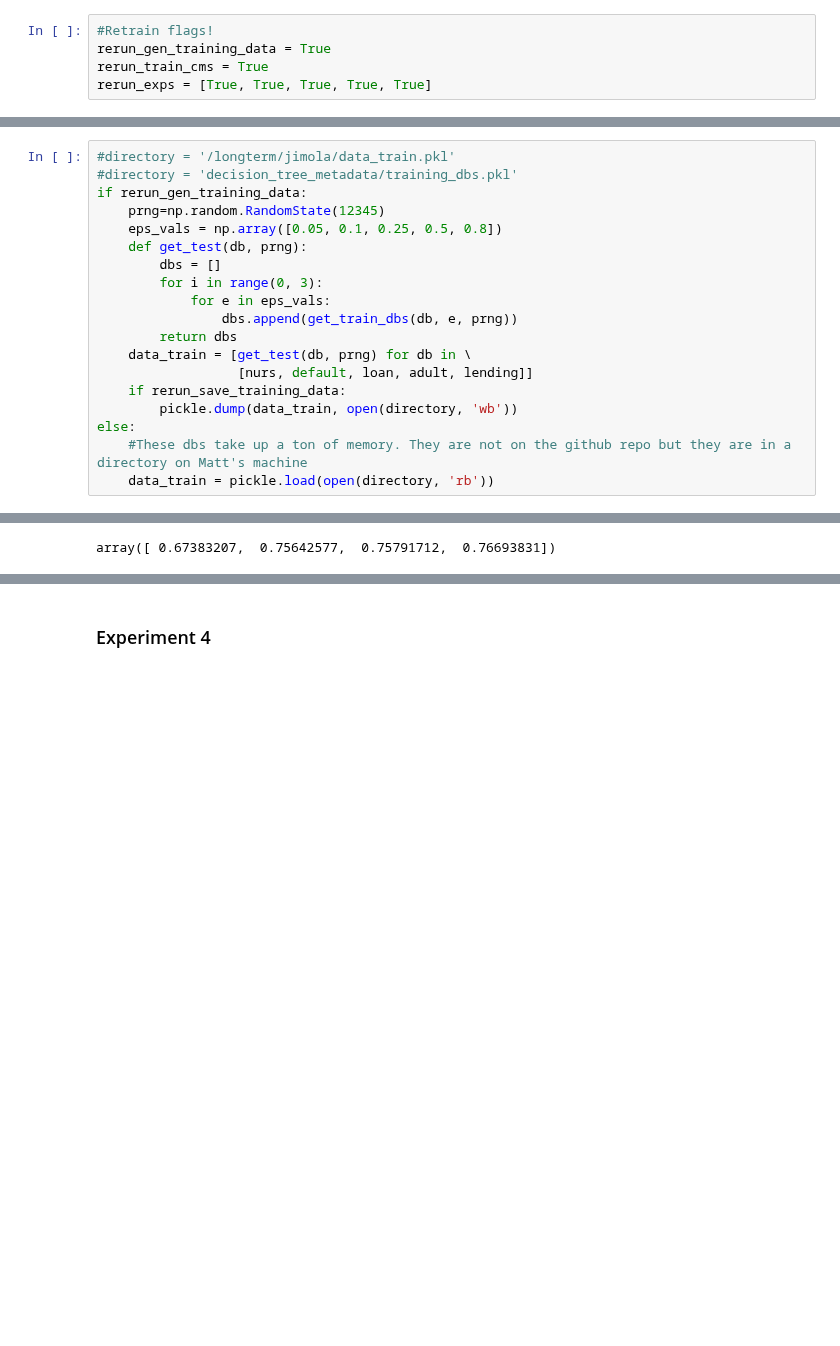
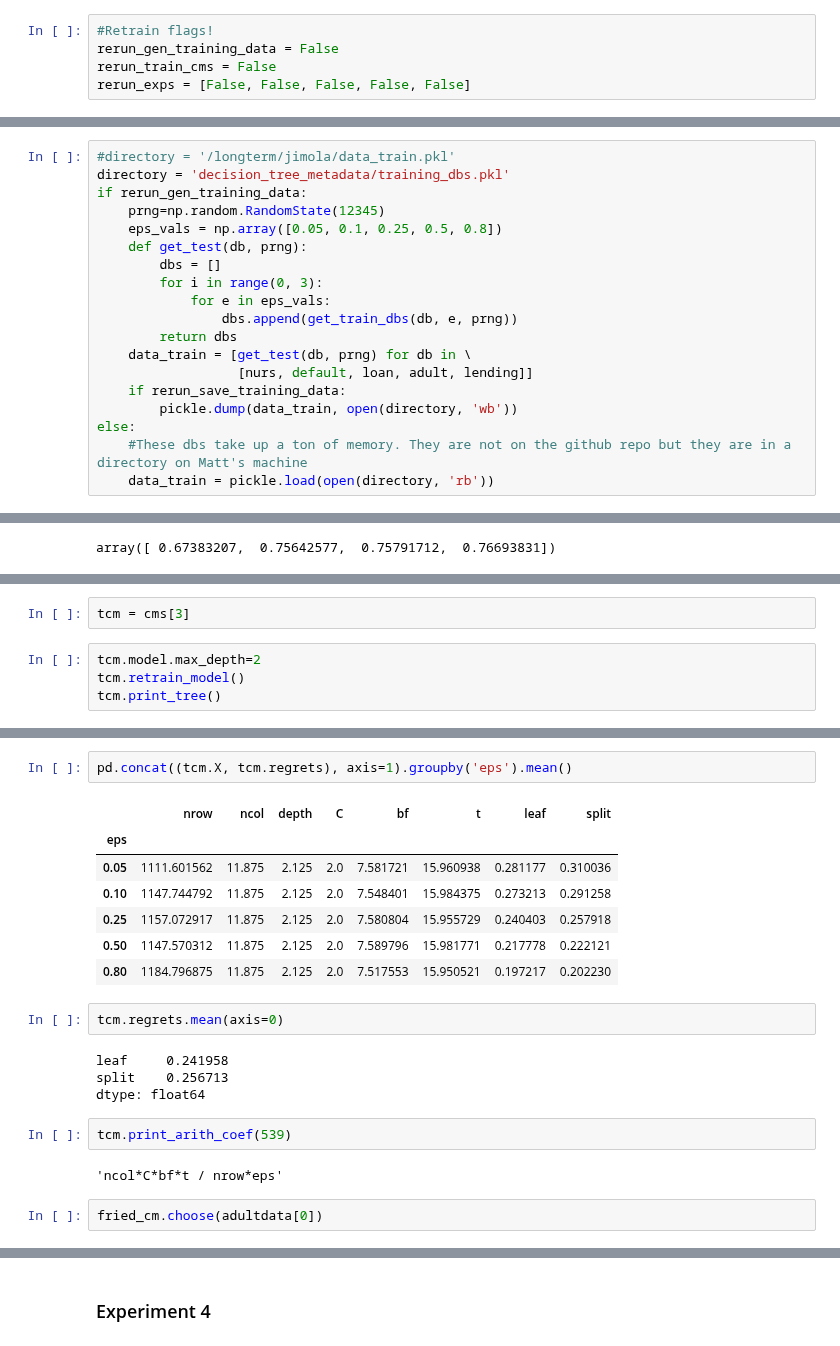
Before and after one commit to jimola/S18_Research, a Jupyter notebook: Python/DecisionTree.ipynb, the cells around one changed output, grey strips where cells are left out. Drawn from its saved outputs; the diff is of its cells as text; blank space fills up the shorter version.

```diff
--- a/Python/DecisionTree.ipynb
+++ b/Python/DecisionTree.ipynb
@@ -31,9 +31,9 @@ from decision_tree import CoefCM, Leaf, Split, DB, DBMetas, PDTree
 import copy
 # %%
 #Retrain flags!
-rerun_gen_training_data = True
-rerun_train_cms = True
-rerun_exps = [True, True, True, True, True]
+rerun_gen_training_data = False
+rerun_train_cms = False
+rerun_exps = [False, False, False, False, False]
 # %%
 tree_algs = {'leaf': Leaf(), 'split': Split()}
 """
@@ -145,7 +135,7 @@ def get_test_dbs(seed_db, eps, prng):
     return d
 # %%
 #directory = '/longterm/jimola/data_train.pkl'
-#directory = 'decision_tree_metadata/training_dbs.pkl'
+directory = 'decision_tree_metadata/training_dbs.pkl'
 if rerun_gen_training_data:
     prng=np.random.RandomState(12345)
     eps_vals = np.array([0.05, 0.1, 0.25, 0.5, 0.8])
@@ -400 +396,7 @@ def debug(db, cm, epsilon,D=4):
     return (M_in, M_out)
+# %%
+tcm = cms[3]
+# %%
+tcm.model.max_depth=2
+tcm.retrain_model()
+tcm.print_tree()
@@ -404,0 +422,22 @@ debug(adultdata[0], null_cm, 100,3)
+# %%
+pd.concat((tcm.X, tcm.regrets), axis=1).groupby('eps').mean()
+# %% [output]
+|  | nrow | ncol | depth | C | bf | t | leaf | split |
+| eps |  |  |  |  |  |  |  |  |
+| 0.05 | 1111.601562 | 11.875 | 2.125 | 2.0 | 7.581721 | 15.960938 | 0.281177 | 0.310036 |
+| 0.10 | 1147.744792 | 11.875 | 2.125 | 2.0 | 7.548401 | 15.984375 | 0.273213 | 0.291258 |
+| 0.25 | 1157.072917 | 11.875 | 2.125 | 2.0 | 7.580804 | 15.955729 | 0.240403 | 0.257918 |
+| 0.50 | 1147.570312 | 11.875 | 2.125 | 2.0 | 7.589796 | 15.981771 | 0.217778 | 0.222121 |
+| 0.80 | 1184.796875 | 11.875 | 2.125 | 2.0 | 7.517553 | 15.950521 | 0.197217 | 0.202230 |
+# %%
+tcm.regrets.mean(axis=0)
+# %% [output]
+leaf     0.241958
+split    0.256713
+dtype: float64
+# %%
+tcm.print_arith_coef(539)
+# %% [output]
+'ncol*C*bf*t / nrow*eps'
+# %%
+fried_cm.choose(adultdata[0])
```
Also changed, not shown: parts of 13 cells of this notebook, 3 other files.
